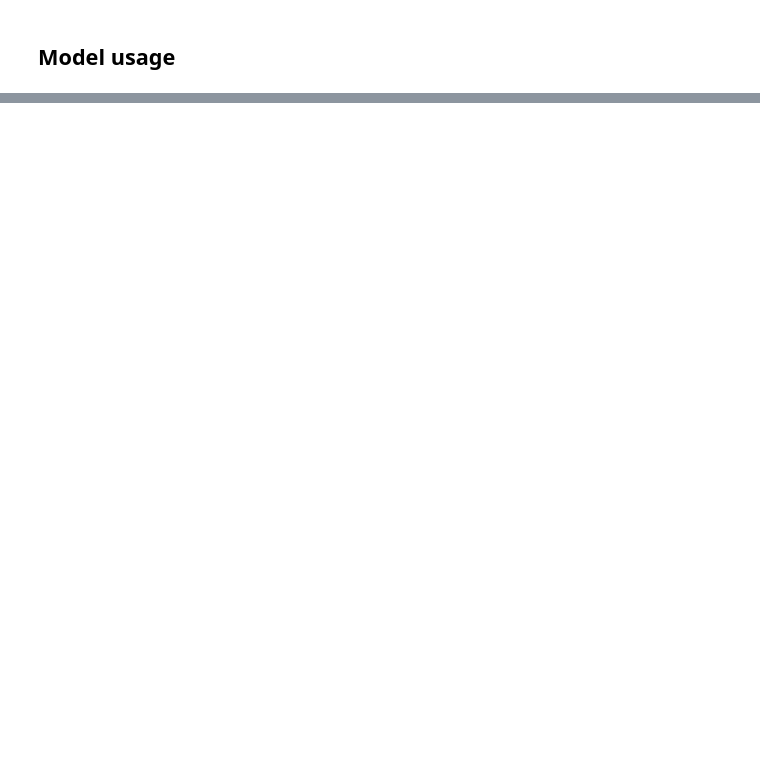
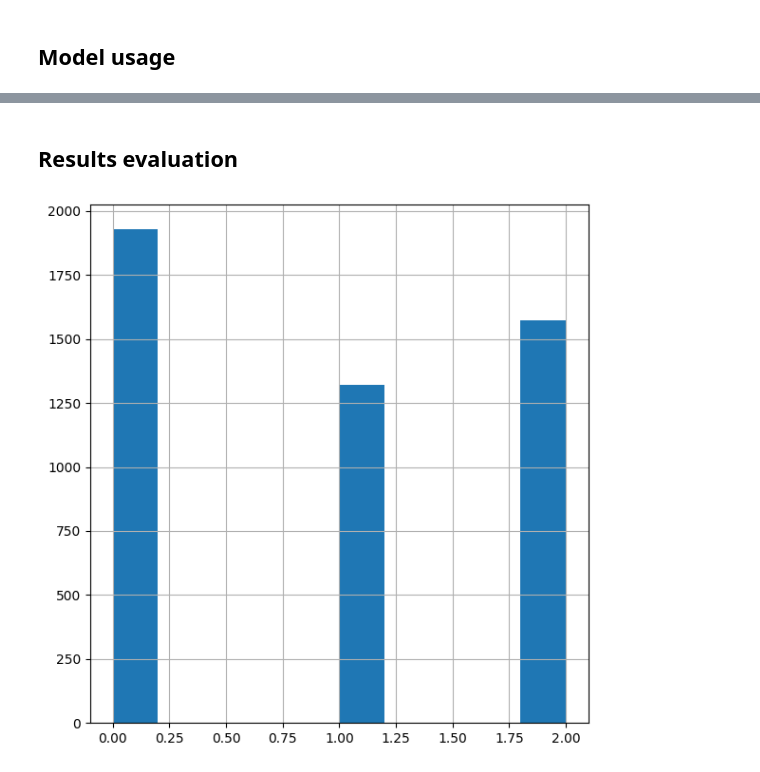
Before and after one commit to dan-behar/gbm_tests, a Jupyter notebook: ejercicio4/script.ipynb, the cells around one changed output, grey strips where cells are left out. Cells and saved outputs as stored; diff of their text form; code cells hidden in the pictures; blank space fills up the shorter version.

```diff
--- a/ejercicio4/script.ipynb
+++ b/ejercicio4/script.ipynb
@@ -199,0 +152,29 @@ ValueError: Failed to convert a NumPy array to a Tensor (Unsupported object type
+# %%
+# Select relevant features for segmentation
+X = X_train_full[['max_trans', 'min_trans', 'trans_mean', 'frequency']]
+
+# Standardize the data
+scaler = StandardScaler()
+X_scaled = scaler.fit_transform(X)
+
+# Applying KMeans for segmentation
+kmeans = KMeans(n_clusters=3)  # Define the number of clusters
+kmeans.fit(X_scaled)
+X_train_full['cluster'] = kmeans.labels_
+
+# Creating a neural network for segmentation using Keras
+model = Sequential()
+model.add(Dense(64, activation='relu', input_shape=(X.shape[1],)))
+model.add(Dense(32, activation='relu'))
+model.add(Dense(16, activation='relu'))
+model.add(Flatten())
+model.add(Dropout(0.25))
+model.add(Dense(3, activation='softmax'))
+model.summary()
+
+model.compile(optimizer='adam', loss='sparse_categorical_crossentropy', metrics=['accuracy'])
+
+# Train the model on the clustered data
+X_train = X_scaled
+y_train = X_train_full['cluster']
+model.fit(X_train, y_train, epochs=25, batch_size=32)
@@ -199,0 +216,14 @@ ValueError: Failed to convert a NumPy array to a Tensor (Unsupported object type
+# %% [markdown]
+## Results evaluation
+# %%
+# Plotting the results
+plt.rcParams["figure.figsize"] = [7.50, 3.50]
+plt.rcParams["figure.autolayout"] = True
+
+fig, axes = plt.subplots(1, 1)
+
+X_train_full["cluster"].hist(figsize=(6,6))
+
+plt.show()
+# %% [output]
+[figure, added]
```
Also changed, not shown: parts of 13 cells of this notebook.
